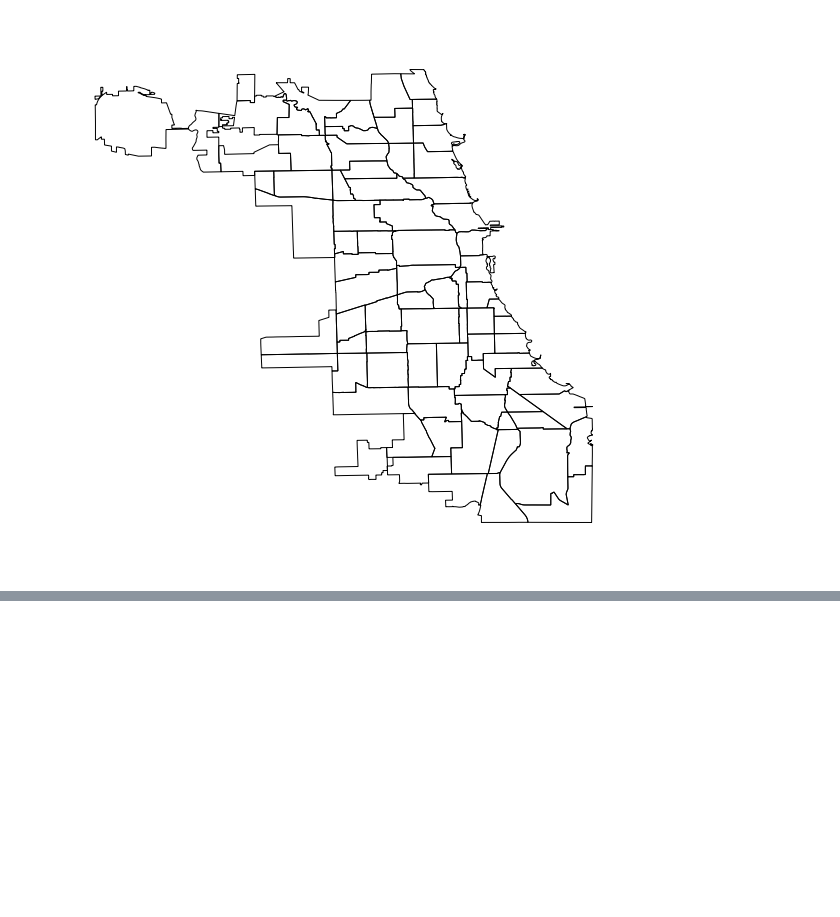
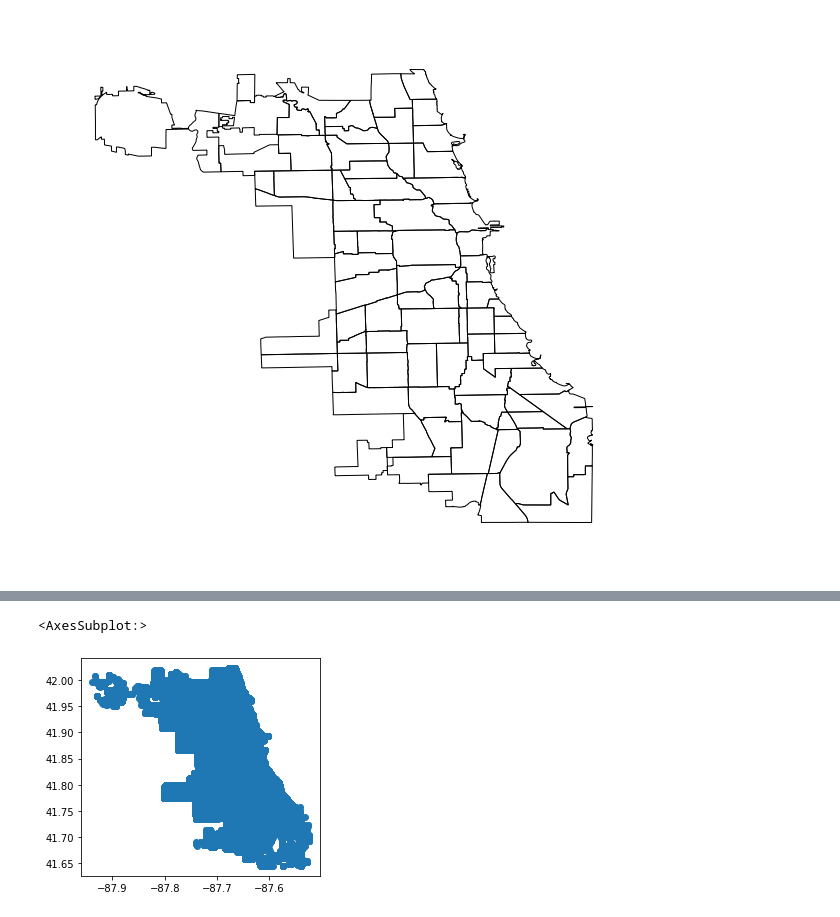
Before and after one commit to leo-cavalcante/crimes-in-chicago, a Jupyter notebook: Geographical Analysis.ipynb, the cells around one changed output, grey strips where cells are left out. Saved outputs shown, nothing was run; the diff lists cells and outputs as text; code cells hidden in the pictures; blank space fills up the shorter version.

```diff
--- a/Geographical Analysis.ipynb
+++ b/Geographical Analysis.ipynb
@@ -130,0 +142,8 @@ geoplot.polyplot(chicago_geo, figsize=(16, 10))
+# %%
+# Cleaning the Latitude and Longitude
+chicago_crimes.dropna(inplace=True)
+chicago_crimes = chicago_crimes[(chicago_crimes.Latitude>41.0)&(chicago_crimes.Longitude>-89.0)]
+chicago_crimes.plot()
+# %% [output]
+<AxesSubplot:>
+[figure, added]
```
Also changed, not shown: parts of 3 cells of this notebook, 1 other file.
